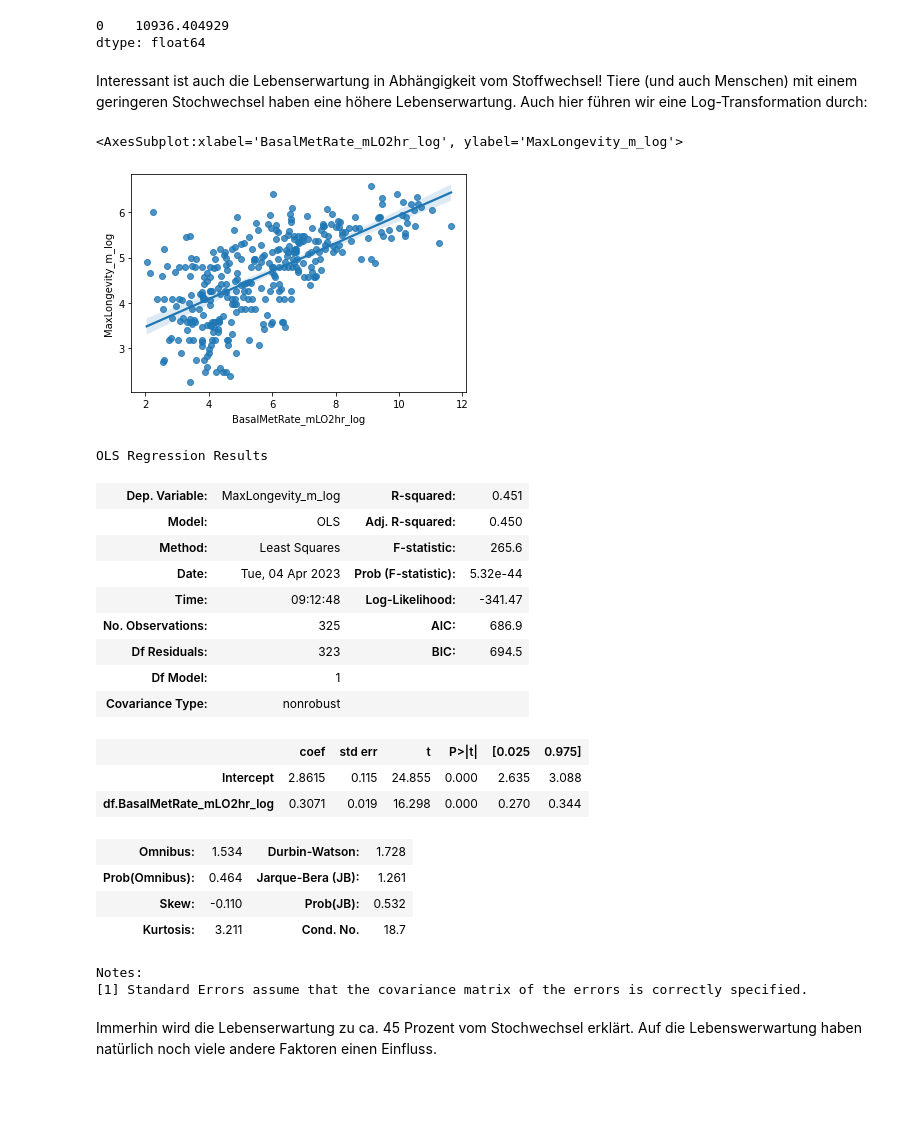
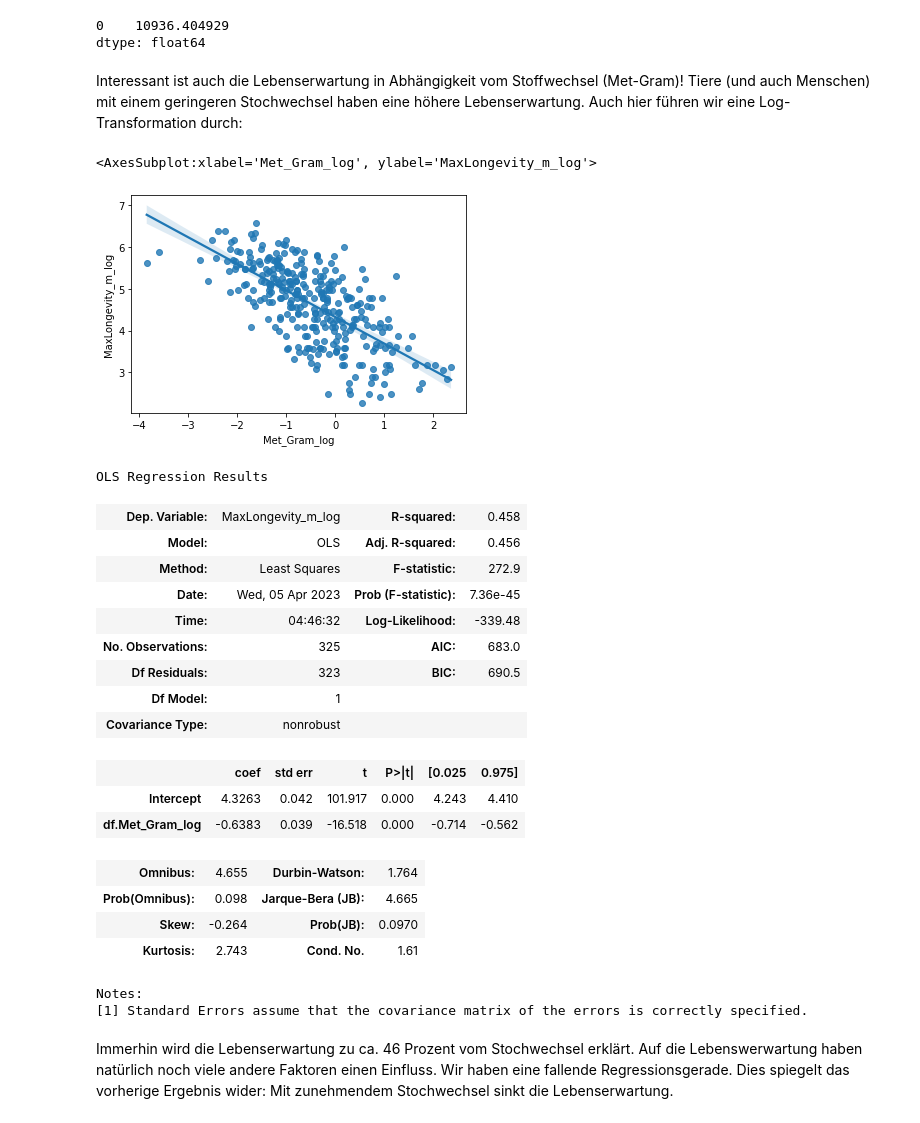
Before and after one commit to troescherw/jupyter_python, a Jupyter notebook: Saeugetiere_Stoffwechsel_Logarithmisch.ipynb, the cells around one changed output. Drawn from its saved outputs; the diff is of its cells as text; code cells hidden in the pictures; blank space fills up the shorter version.

```diff
--- a/Saeugetiere_Stoffwechsel_Logarithmisch.ipynb
+++ b/Saeugetiere_Stoffwechsel_Logarithmisch.ipynb
@@ -100,37 +101,38 @@ np.exp(pred)
 0    10936.404929
 dtype: float64
 # %% [markdown]
-Interessant ist auch die Lebenserwartung in Abhängigkeit vom Stoffwechsel! Tiere (und auch Menschen) mit einem geringeren Stochwechsel haben eine höhere Lebenserwartung. Auch hier führen wir eine Log-Transformation durch:
+Interessant ist auch die Lebenserwartung in Abhängigkeit vom Stoffwechsel (Met-Gram)! Tiere (und auch Menschen) mit einem geringeren Stochwechsel haben eine höhere Lebenserwartung. Auch hier führen wir eine Log-Transformation durch:
 # %%
 import numpy as np
 df = df[df.MaxLongevity_m!="*"]
+df["Met_Gram_log"] = np.log(df["Met-Gram"])
 df["MaxLongevity_m_log"] = np.log(df.MaxLongevity_m.astype(float))
-sns.regplot(x=df.BasalMetRate_mLO2hr_log, y=df.MaxLongevity_m_log)
+sns.regplot(x=df.Met_Gram_log, y=df.MaxLongevity_m_log)
 # %% [output]
-<AxesSubplot:xlabel='BasalMetRate_mLO2hr_log', ylabel='MaxLongevity_m_log'>
+<AxesSubplot:xlabel='Met_Gram_log', ylabel='MaxLongevity_m_log'>
-[figure, old version]
+[figure, new version]
 # %%
-model2 = ols("MaxLongevity_m_log~df.BasalMetRate_mLO2hr_log", data=df).fit()
+model2 = ols("MaxLongevity_m_log~df.Met_Gram_log", data=df).fit()
 model2.summary()
 # %% [output]
 OLS Regression Results
-| Dep. Variable: | MaxLongevity_m_log | R-squared: | 0.451 |
-| Model: | OLS | Adj. R-squared: | 0.450 |
-| Method: | Least Squares | F-statistic: | 265.6 |
-| Date: | Tue, 04 Apr 2023 | Prob (F-statistic): | 5.32e-44 |
-| Time: | 09:12:48 | Log-Likelihood: | -341.47 |
-| No. Observations: | 325 | AIC: | 686.9 |
-| Df Residuals: | 323 | BIC: | 694.5 |
+| Dep. Variable: | MaxLongevity_m_log | R-squared: | 0.458 |
+| Model: | OLS | Adj. R-squared: | 0.456 |
+| Method: | Least Squares | F-statistic: | 272.9 |
+| Date: | Wed, 05 Apr 2023 | Prob (F-statistic): | 7.36e-45 |
+| Time: | 04:46:32 | Log-Likelihood: | -339.48 |
+| No. Observations: | 325 | AIC: | 683.0 |
+| Df Residuals: | 323 | BIC: | 690.5 |
 | Df Model: | 1 |  |  |
 | Covariance Type: | nonrobust |  |  |
 |  | coef | std err | t | P>|t| | [0.025 | 0.975] |
-| Intercept | 2.8615 | 0.115 | 24.855 | 0.000 | 2.635 | 3.088 |
-| df.BasalMetRate_mLO2hr_log | 0.3071 | 0.019 | 16.298 | 0.000 | 0.270 | 0.344 |
+| Intercept | 4.3263 | 0.042 | 101.917 | 0.000 | 4.243 | 4.410 |
+| df.Met_Gram_log | -0.6383 | 0.039 | -16.518 | 0.000 | -0.714 | -0.562 |
-| Omnibus: | 1.534 | Durbin-Watson: | 1.728 |
-| Prob(Omnibus): | 0.464 | Jarque-Bera (JB): | 1.261 |
-| Skew: | -0.110 | Prob(JB): | 0.532 |
-| Kurtosis: | 3.211 | Cond. No. | 18.7 |
+| Omnibus: | 4.655 | Durbin-Watson: | 1.764 |
+| Prob(Omnibus): | 0.098 | Jarque-Bera (JB): | 4.665 |
+| Skew: | -0.264 | Prob(JB): | 0.0970 |
+| Kurtosis: | 2.743 | Cond. No. | 1.61 |
 Notes:
 [1] Standard Errors assume that the covariance matrix of the errors is correctly specified.
 # %% [markdown]
-Immerhin wird die Lebenserwartung zu ca. 45 Prozent vom Stochwechsel erklärt. Auf die Lebenswerwartung haben natürlich noch viele andere Faktoren einen Einfluss.
+Immerhin wird die Lebenserwartung zu ca. 46 Prozent vom Stochwechsel erklärt. Auf die Lebenswerwartung haben natürlich noch viele andere Faktoren einen Einfluss. Wir haben eine fallende Regressionsgerade. Dies spiegelt das vorherige Ergebnis wider: Mit zunehmendem Stochwechsel sinkt die Lebenserwartung.
```
Also changed, not shown: parts of 3 cells of this notebook, 1 other file.
